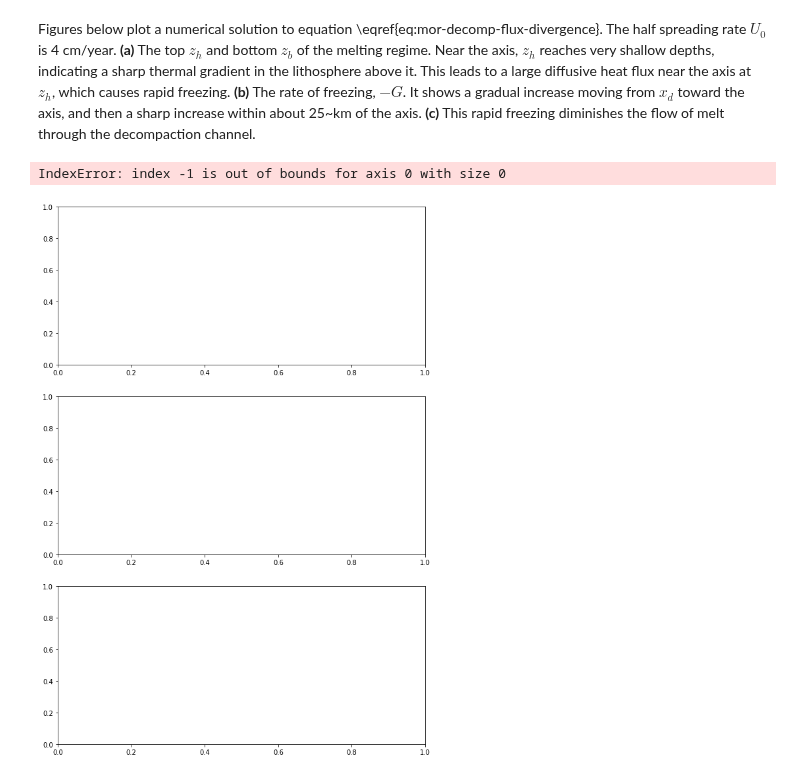
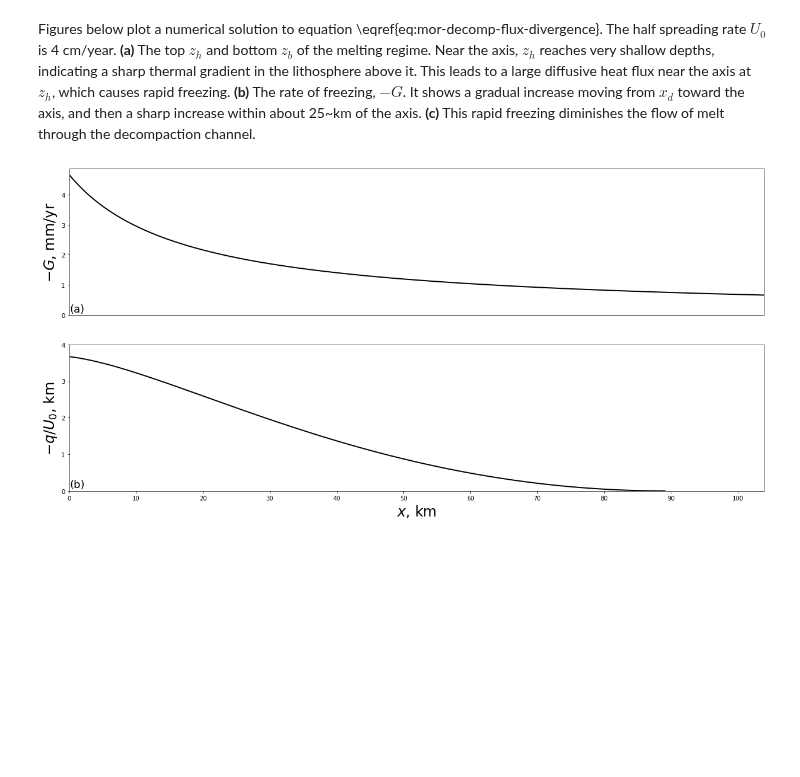
Before and after one commit to FoaLab/partially-molten-rock-PUP, a Jupyter notebook: _build/jupyter_execute/ch13.ipynb, the cells around one changed output. Drawn from its saved outputs; the diff is of its cells as text; code cells hidden in the pictures; blank space fills up the shorter version.

Commit message:
ch 13: replacing figure 13.5

```diff
--- a/_build/jupyter_execute/ch13.ipynb
+++ b/_build/jupyter_execute/ch13.ipynb
@@ -441,50 +421,0 @@ class PAR2:
-# %%
-f, ax = plt.subplots(3, 1)
-zoom = 1.0
-f.set_size_inches(10.0 * zoom, 15.0 * zoom)
-f.set_facecolor('w')
-
-p = PAR()
-dist = np.linspace(0, 500e3, 8000)
-HH = np.asarray([melting_region_top_bottom(d, p) for d in dist])
-h = HH[:, 0].flatten()
-hb = HH[:, 1].flatten()
-dhdx = np.gradient(h, dist)
-
-p2 = PAR2()
-M = melting_rate(dist, h, p2) * p2.fudge
-dqdx, t1, t2 = Div_q(h, dhdx, hb, M, p2)
-
-ifoc = np.argwhere(dqdx >= 0).flatten()
-rfoc = np.arange(0, ifoc[-1]+1)
-q = np.flip(cumtrapz(np.flip(dqdx[rfoc]), np.flip(dist[rfoc]), initial=0))
-
-ax[0].plot(dist/1e3, h/1e3, 'k', dist/1e3, hb/1e3, '--k')
-ax[0].set_ylabel(r'$z$, km')
-ax[0].set_xticks(())
-ax[0].set_xlim(0.0, 250.0)
-#ax[0].set_yticks((0, 20, 40), (0, -20, -40))
-ax[0].text(220.0, 3.0, r'(a)', fontsize=20)
-ax[0].invert_yaxis()
-
-ax[1].plot(dist/1e3, t2 * p2.secperyr, 'k')
-ax[1].set_ylabel(r"G, m/yr")
-ax[1].set_ylim(0.0, 0.01)
-ax[1].set_xticks(())
-ax[1].set_xlim(0.0, 250.0)
-ax[1].set_yticks((0, 0.005, 0.01))
-ax[1].text(220.0, 0.0093, r'(b)', fontsize=20)
-
-ax[2].plot(dist[rfoc]/1e3, -q/p2.U0/1e3, 'k')
-ax[2].set_ylabel('crustal thickness, km')
-ax[2].set_ylim(0.0, 3.1)
-ax[2].set_xlabel('distance, km')
-ax[2].set_xticks((0, 50, 100, 150, 200, 250))
-ax[2].set_xlim(0.0, 250.0)
-ax[2].set_yticks((0.0, 2.0))
-ax[2].text(220.0, 2.9, r'(c)', fontsize=20)
-
-plt.show()
-# %% [output]
-IndexError: index -1 is out of bounds for axis 0 with size 0
-[figure, removed]
@@ -490,0 +469,25 @@ IndexError: index -1 is out of bounds for axis 0 with size 0
+# %%
+f, ax = plt.subplots(2, 1)
+f.set_size_inches(21.0, 10.0)
+
+A = FocusingModelTriangle()
+
+ax[0].plot(A.x, -A.G * 1e3, '-k', linewidth=2)
+ax[0].set_ylabel(r'$-G$, mm/yr', fontsize=24)
+ax[0].set_xticks(())
+ax[0].set_xlim(0.0, A.xd)
+ax[0].set_yticks((0, 1, 2, 3, 4))
+ax[0].text(0.1, 0.1, r'(a)', fontsize=18)
+
+ax[1].plot(A.x, A.cruth, '-k', linewidth=2)
+ax[1].set_ylabel(r'$-q/U_0$, km', fontsize=24)
+ax[1].set_xlabel(r'$x$, km', fontsize=24)
+ax[1].set_xlim(0.0, A.xd)
+ax[1].set_ylim(0.0, 4.0)
+ax[1].set_xticks(np.arange(0, 101, 10))
+ax[1].set_yticks((0, 1, 2, 3, 4))
+ax[1].text(0.1, 0.1, r'(b)', fontsize=18)
+
+plt.show()
+# %% [output]
+[figure, added]
```
Also changed, not shown: parts of 3 cells of this notebook, 7 other files.
